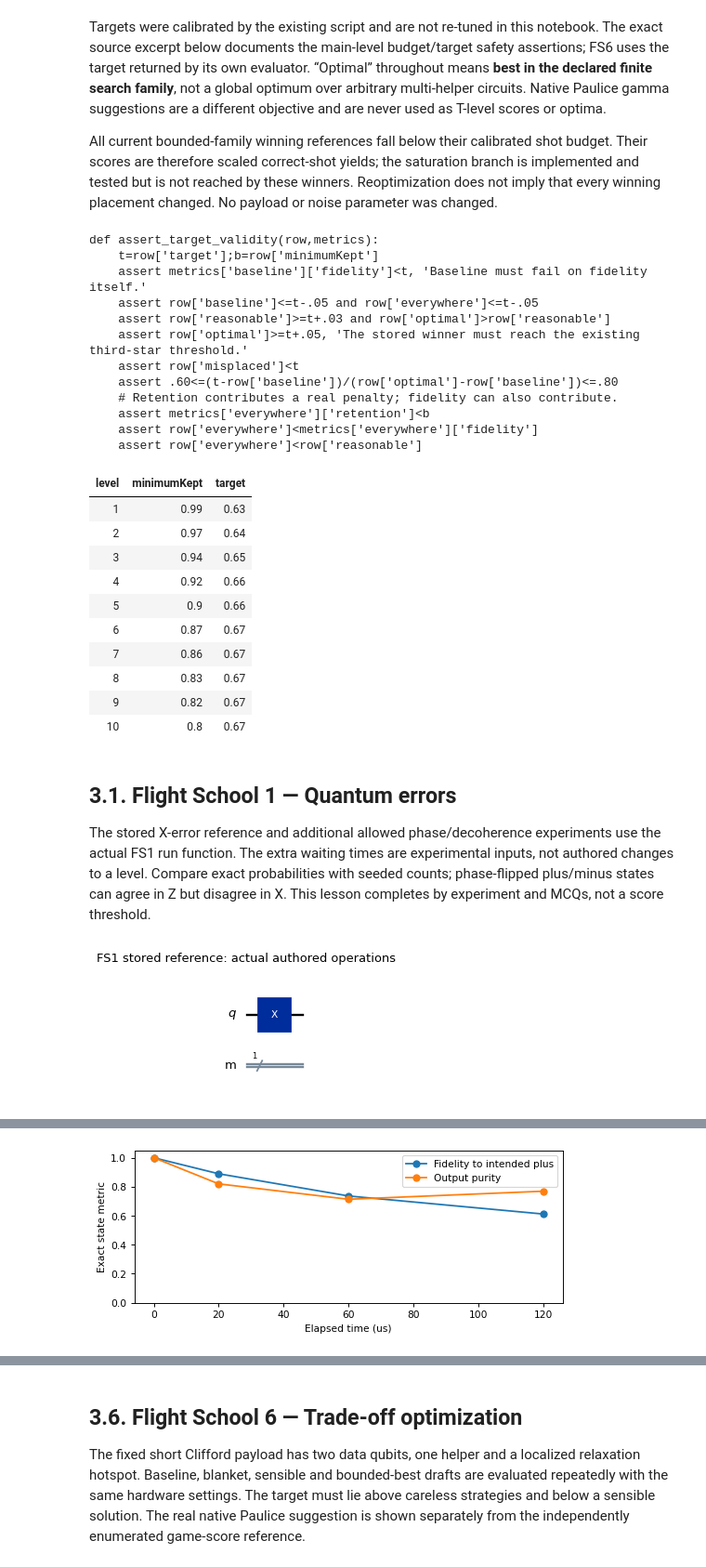
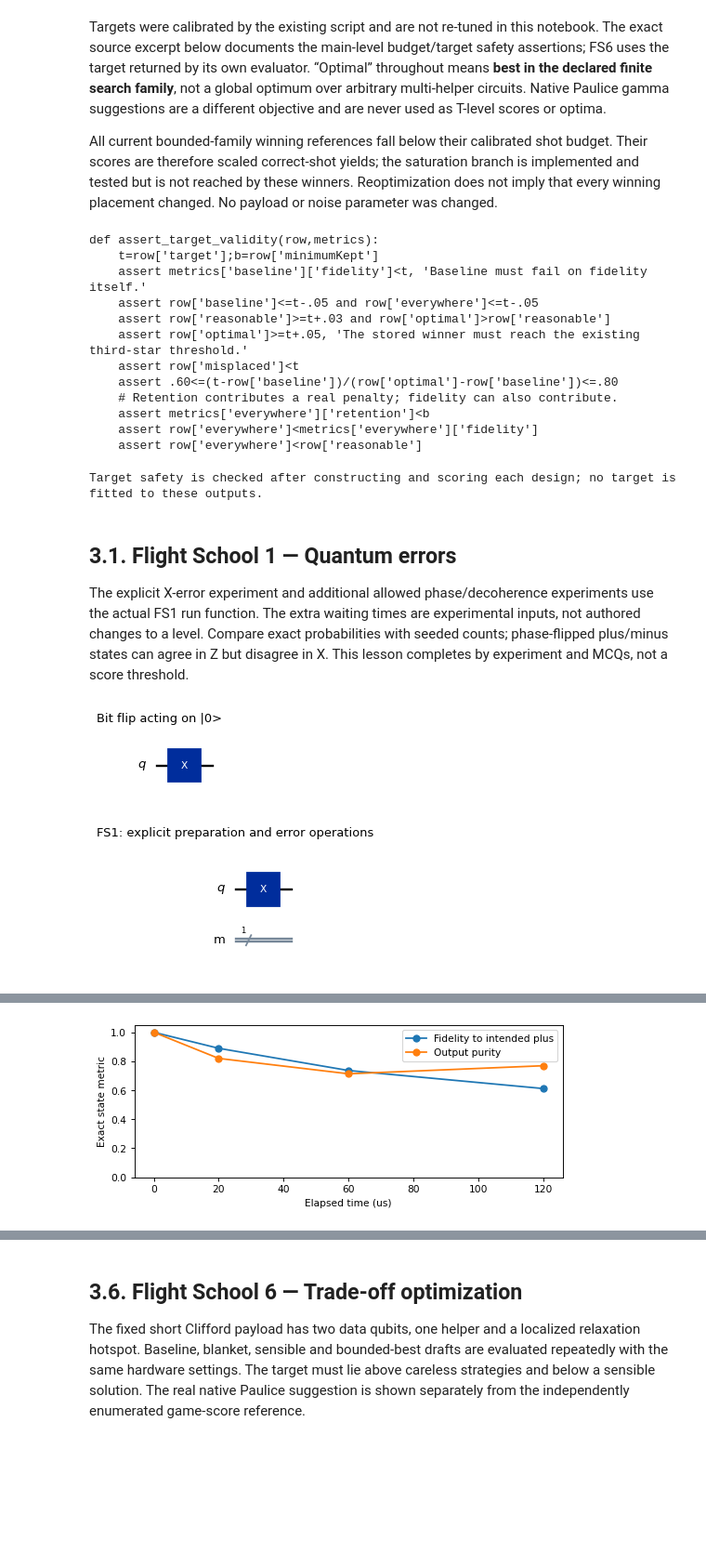
Before and after one commit to Shreyansh9878/Gamify-Error-Detection-with-Spacetime-Codes-SchrodingersHackers, a Jupyter notebook: notebooks/level_design_and_validation.ipynb, the cells around one changed output, grey strips where cells are left out. Shown at 93% size. Cells and saved outputs as stored; diff of their text form; code cells hidden in the pictures; blank space fills up the shorter version.

```diff
--- a/notebooks/level_design_and_validation.ipynb
+++ b/notebooks/level_design_and_validation.ipynb
@@ -48,6 +42,7 @@ warnings.formatwarning = lambda message, category, filename, lineno, line=None:
 import numpy as np
 import matplotlib.pyplot as plt
 from IPython.display import display, JSON, Code
+from qiskit import QuantumCircuit
 from qiskit.quantum_info import Pauli
 from backend.quantum_core.pauli import opening_factor, propagate
 from backend.quantum_core.checks import closing_factors
@@ -55,15 +50,20 @@ from backend.quantum_core.scoring import exact_density, ideal_reference, accepte
 from backend.quantum_core.paulice import optimize_clifford
 from backend.missions.simulation import execution_schedule, simulate
 from backend.missions.reference import optimize
-from scripts.cache_level_searches import load_searches
+from backend.missions.reference import shell, empty
 from scripts.run_notebook import analysis_inputs
 from scripts import level_design_analysis as lab
 from scripts.level_design_analysis import table
-SEED, SHOTS = lab.SEED, lab.SHOTS
-CACHE = load_searches()
+SEED, SHOTS = 2026, 1024
+SEARCHES = []
 SUMMARY, STRATEGY_ROWS = [], {}
 plt.rcParams.update({"font.size":9, "figure.dpi":85})
-table([dict(seed=SEED, shots=SHOTS, cachedSearchGeneratedUtc=CACHE["generatedAtUtc"],
-            actualCacheSearchSeconds=CACHE["seconds"], generator=CACHE["generator"],
-            physicsSourceFiles=len(CACHE["signature"]["files"]))])
+table([dict(seed=SEED, shots=SHOTS, search="fresh exact finite-family enumeration")])
+
+def search_now(number):
+    started = time.perf_counter()
+    result = optimize(number)
+    record = dict(level=number, result=result, seconds=time.perf_counter()-started)
+    SEARCHES.append(record)
+    return record
 # %% [output]
@@ -131,8 +127,8 @@ Targets were calibrated by the existing script and are not re-tuned in this note
 All current bounded-family winning references fall below their calibrated shot budget. Their scores are therefore scaled correct-shot yields; the saturation branch is implemented and tested but is not reached by these winners. Reoptimization does not imply that every winning placement changed. No payload or noise parameter was changed.
 # %%
 from scripts.validate_main_levels import assert_target_validity
-display(Code(inspect.getsource(assert_target_validity),language="python"))
-table([dict(level=row["id"], minimumKept=row["minimumKept"], target=row["target"]) for row in lab.REFERENCES["levels"]])
+display(Code(inspect.getsource(assert_target_validity), language="python"))
+print("Target safety is checked after constructing and scoring each design; no target is fitted to these outputs.")
 # %% [output]
 def assert_target_validity(row,metrics):
     t=row['target'];b=row['minimumKept']
@@ -146,24 +142,22 @@ def assert_target_validity(row,metrics):
     assert metrics['everywhere']['retention']<b
     assert row['everywhere']<metrics['everywhere']['fidelity']
     assert row['everywhere']<row['reasonable']
-| level | minimumKept | target |
-| 1 | 0.99 | 0.63 |
-| 2 | 0.97 | 0.64 |
-| 3 | 0.94 | 0.65 |
-| 4 | 0.92 | 0.66 |
-| 5 | 0.9 | 0.66 |
-| 6 | 0.87 | 0.67 |
-| 7 | 0.86 | 0.67 |
-| 8 | 0.83 | 0.67 |
-| 9 | 0.82 | 0.67 |
-| 10 | 0.8 | 0.67 |
+Target safety is checked after constructing and scoring each design; no target is fitted to these outputs.
 # %% [markdown]
 <a id="fs1"></a>
 ## 3.1. Flight School 1 — Quantum errors
 
-The stored X-error reference and additional allowed phase/decoherence experiments use the actual FS1 run function. The extra waiting times are experimental inputs, not authored changes to a level. Compare exact probabilities with seeded counts; phase-flipped plus/minus states can agree in Z but disagree in X. This lesson completes by experiment and MCQs, not a score threshold.
+The explicit X-error experiment and additional allowed phase/decoherence experiments use the actual FS1 run function. The extra waiting times are experimental inputs, not authored changes to a level. Compare exact probabilities with seeded counts; phase-flipped plus/minus states can agree in Z but disagree in X. This lesson completes by experiment and MCQs, not a score threshold.
 # %%
-SUMMARY.append(lab.noise_school())
+# |0> followed by one X fault: no state-preparation gate is needed.
+fs1 = QuantumCircuit(1)
+fs1.x(0)
+lab.draw(fs1, "Bit flip acting on |0>")
+fs1_request = dict(circuit=dict(qubits=1, operations=[
+    dict(id="fault", role="error", name="bit_flip", qubits=[0], column=0)]),
+    basis="Z", shots=SHOTS, sampleSeed=SEED)
+SUMMARY.append(lab.noise_school(fs1_request))
 # %% [output]
-[figure, old version]
+[figure, new version]
+[figure, new version]
 | experiment | basis | fidelity | idealProbabilities | noisyProbabilities | counts |
@@ -174,7 +168,7 @@ SUMMARY.append(lab.noise_school())
 | wait 20 us (T1=100, T2=80) | Z | 0.8894 | {"0": 0.4999999999999999, "1": 0.... | {"0": 0.5906346234610089, "1": 0.... | {"0": 573, "1": 451} |
 | wait 60 us (T1=100, T2=80) | Z | 0.736183 | {"0": 0.4999999999999999, "1": 0.... | {"0": 0.7255941819529865, "1": 0.... | {"0": 718, "1": 306} |
 | wait 120 us (T1=100, T2=80) | Z | 0.611565 | {"0": 0.4999999999999999, "1": 0.... | {"0": 0.8494028940438987, "1": 0.... | {"0": 858, "1": 166} |
-[figure, old version]
+[figure, added]
 # %% [markdown]
 <a id="fs2"></a>
 ## 3.2. Flight School 2 — Detection, mitigation and correction
```
Also changed, not shown: parts of 37 cells of this notebook, 30 other files.
